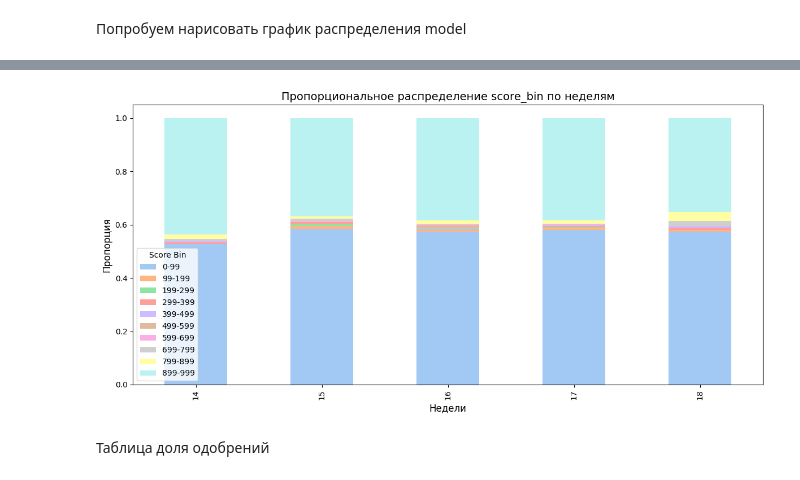
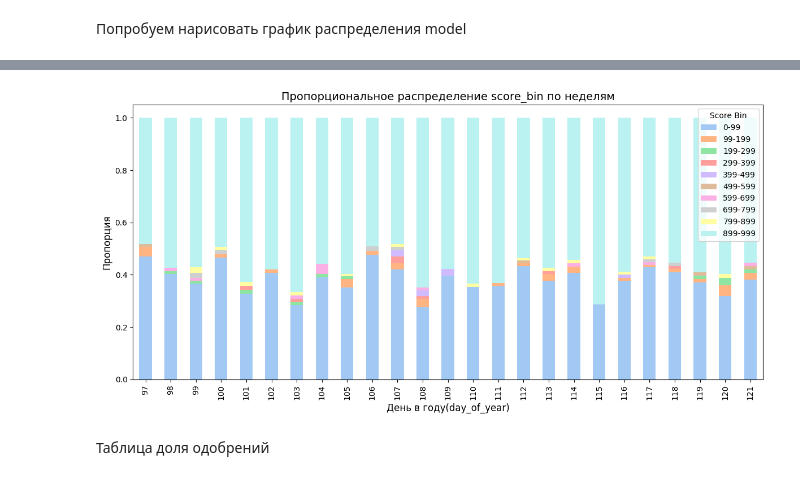
Before and after one commit to Yoshigonnawin/credit_scoring, a Jupyter notebook: Train_model.ipynb, the cells around one changed output, grey strips where cells are left out. Cells and saved outputs as stored; diff of their text form; code cells hidden in the pictures.

```diff
--- a/Train_model.ipynb
+++ b/Train_model.ipynb
@@ -305,7 +305,7 @@ test_probas = model.predict_proba(test_pool)
 # %% [markdown]
 Доменная область скоринга
 # %%
-test_scores = (test_probas[:, 1] * 1000).astype(np.int16)
+test_scores = (test_probas[:, 0] * 1000).astype(np.int16)
 
 test["model_score"] = test_scores
 test["resolution"] = test_target
@@ -578,7 +598,7 @@ test_with_dates["score_bin"] = pd.cut(
 # %%
-weekly_distribution = (
-    (test_with_dates.groupby(["week", "score_bin"]).size())
-    .groupby("week")
+day_distribution = (
+    (test_with_dates.groupby(["day_of_year", "score_bin"]).size())
+    .groupby("day_of_year")
     .apply(lambda x: x / x.sum())
     .unstack(fill_value=0)
     .droplevel(0)
@@ -595,17 +626,17 @@ weekly_distribution
 # %%
 # Приведение данных в форму для stacked barplot , colormap="viridis")
-weekly_distribution.set_index("week", inplace=True)
-weekly_distribution.plot(kind="bar", stacked=True, figsize=(12, 6))
+day_distribution.set_index("day_of_year", inplace=True)
+day_distribution.plot(kind="bar", stacked=True, figsize=(12, 6))
 
 # Настройки графика
 plt.title("Пропорциональное распределение score_bin по неделям", fontsize=14)
-plt.xlabel("Недели", fontsize=12)
+plt.xlabel("День в году(day_of_year)", fontsize=12)
 plt.ylabel("Пропорция", fontsize=12)
 plt.legend(title="Score Bin")
 plt.tight_layout()
 plt.show()
 # %% [output]
-[figure, old version]
+[figure, new version]
 # %% [markdown]
 Таблица доля одобрений
 # %%
```
Also changed, not shown: parts of 13 cells of this notebook.
